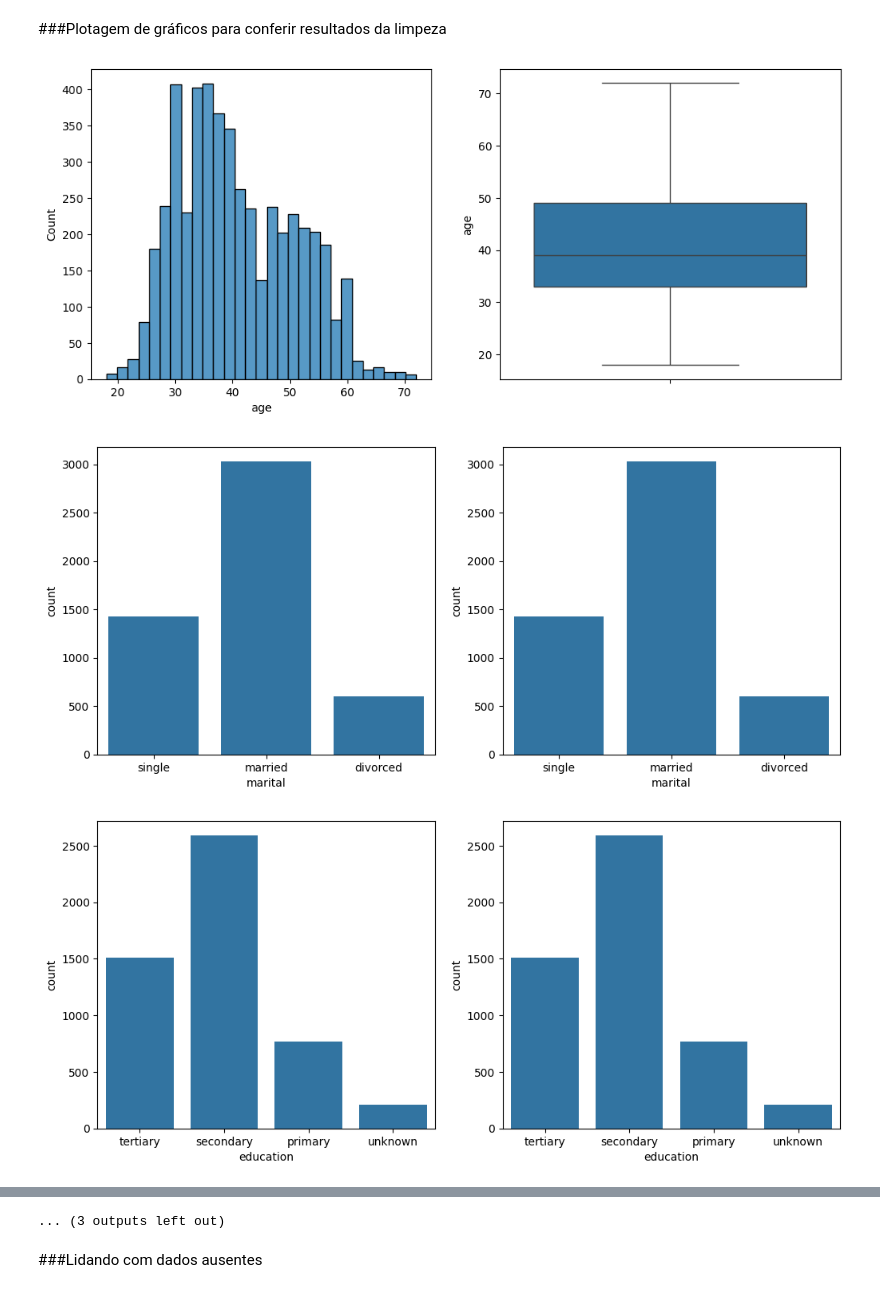
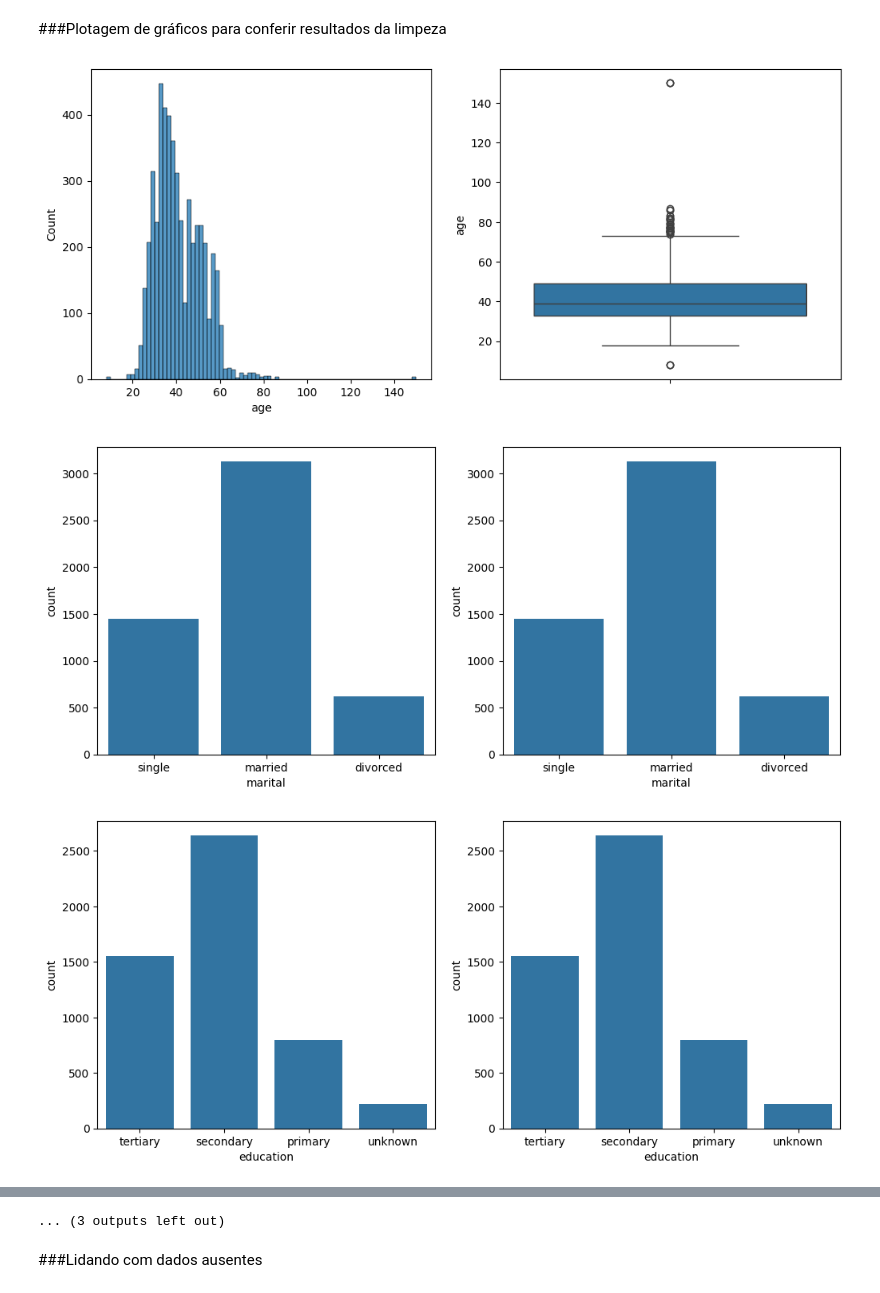
Before and after one commit to ArthurWDamasi0/ProjetoFinalTA, a Jupyter notebook: Limpeza_TA_df_test.ipynb, the cells around one changed output, grey strips where cells are left out. Drawn from its saved outputs; the diff is of its cells as text; code cells hidden in the pictures.

```diff
--- a/Limpeza_TA_df_test.ipynb
+++ b/Limpeza_TA_df_test.ipynb
@@ -65,4 +56,0 @@ print(lower_range, upper_range)
-# %%
-#remoção dos outliers de 'age'
-df1 = df1[(df1["age"] < upper_range) | (df1['age'].isna())]
-df1 = df1[(df1["age"] > lower_range) | (df1['age'].isna())]
@@ -142,6 +82,0 @@ print(lower_range, upper_range)
-# %%
-#remoção dos outliers do balanço
-df2 = df2.copy()
-df2 = df2[(df2['balance'] < upper_range) | (df2['balance'].isna())]
-df2 = df2[(df2['balance'] > lower_range) | (df2['balance'].isna())]
-df2
@@ -231,32 +83,32 @@ df3_5
 # %% [markdown]
 ###Transformação de 'pdays' e 'previous' em categóricas
 # %%
-df4 = df3_5.copy()
-df4["pdays"] = df4['pdays'].apply(lambda x: 0 if x < 50 else 1) #0 se pdays < 50 e 1 se pdays >= 50
-df4["previous"] = df4['previous'].apply(lambda x: 0 if x < 8 else 1) #0 se previous < 8 e 1 se previous >= 8
+df3 = df2   .copy()
+df3["pdays"] = df3['pdays'].apply(lambda x: 0 if x < 50 else 1) #0 se pdays < 50 e 1 se pdays >= 50
+df3["previous"] = df3['previous'].apply(lambda x: 0 if x < 8 else 1) #0 se previous < 8 e 1 se previous >= 8
 # %% [markdown]
 ###Plotagem de gráficos para conferir resultados da limpeza
 # %%
 #plotagem de diversos gráficos para a análise exploratória
 categoricas = np.array(("marital","education","day","month","pdays","previous","location","default","housing","loan","contact","poutcome"))
 numericas = np.array(("age","balance","duration","campaign"))
 
-for feature in (df4.columns):
+for feature in (df3.columns):
   if feature in categoricas:
     plt.figure(figsize = (12,5))
     plt.subplot(1,2,1)
-    sns.countplot(data = df4, x = feature)
+    sns.countplot(data = df3, x = feature)
     plt.subplot(1,2,2)
-    sns.countplot(data = df4, x = feature)
+    sns.countplot(data = df3, x = feature)
     plt.show()
   elif feature in numericas:
     plt.figure(figsize = (12,5))
     plt.subplot(1,2,1)
-    sns.histplot(data = df4, x = feature)
+    sns.histplot(data = df3, x = feature)
     plt.subplot(1,2,2)
-    sns.boxplot(data = df4, y = feature)
+    sns.boxplot(data = df3, y = feature)
     plt.show()
 # %% [output]
-[figure, old version]
+[figure, new version]
-[figure, old version]
+[figure, new version]
-[figure, old version]
+[figure, new version]
```
Also changed, not shown: parts of 21 cells of this notebook, 4 other files.
